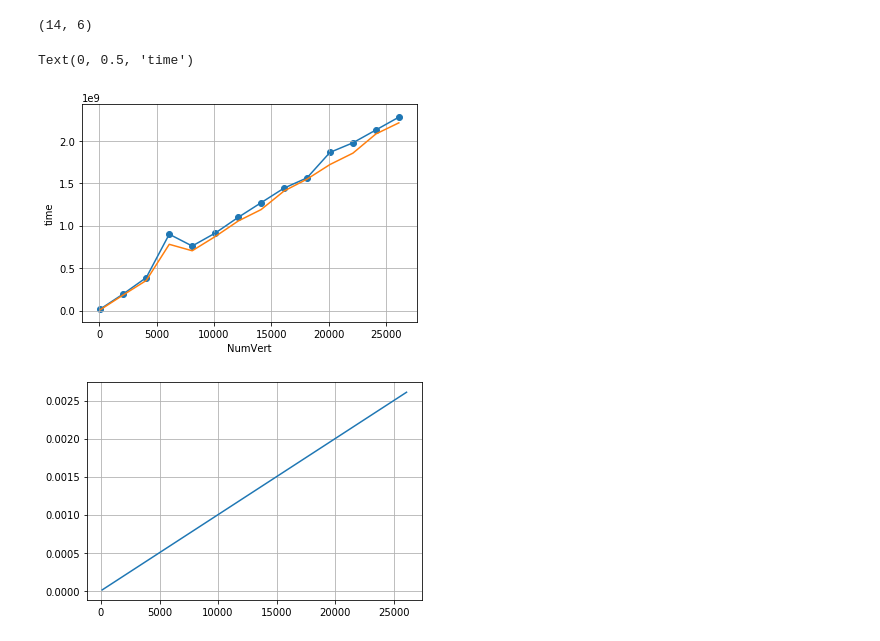
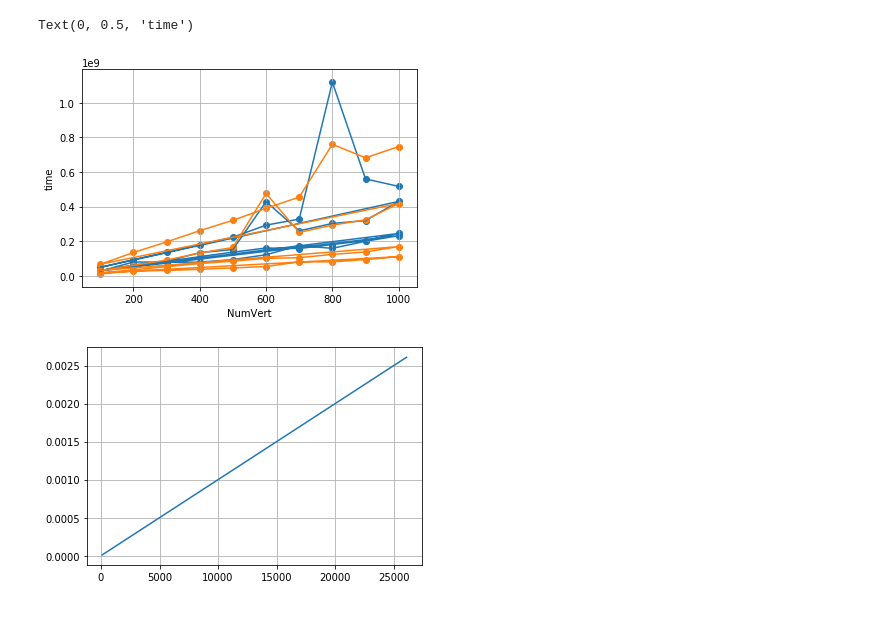
Before and after one commit to kislN/graph_lab_1, a Jupyter notebook: cmake-build-debug/report.ipynb, the cells around one changed output. Cells and saved outputs as stored; diff of their text form; code cells hidden in the pictures.

```diff
--- a/cmake-build-debug/report.ipynb
+++ b/cmake-build-debug/report.ipynb
@@ -5,5 +26,5 @@ import pandas as pd
 # %%
-data = pd.read_csv('Out.csv')
+data = pd.read_csv('Out_32b.csv')
 print(data.shape)
 data
 # %% [output]
@@ -16,19 +49,16 @@ data
 # %%
-data = pd.read_csv('Out.csv')
-print(data.shape)
-data
-rad, = plt.plot(data['NumVert'], data['DFS'], label='DFS')
-sor, = plt.plot(data['NumVert'], data['Rand'], label='RAND')
+plt.plot(data['NumVert'], data['DFS'], label='DFS')
+plt.plot(data['NumVert'], data['Rand'], label='RAND')
 plt.grid()
 plt.scatter(data['NumVert'], data['DFS'])
+plt.scatter(data['NumVert'], data['Rand'])
 # plt.ylim(0, 1)
 plt.xlabel('NumVert')
 plt.ylabel('time')
 # plt.legend(handles=[dfs, rand])
 # %% [output]
-(14, 6)
+Text(0, 0.5, 'time')
-Text(0, 0.5, 'time')
-[figure, old version]
+[figure, new version]
 # %%
 plt.plot(data['NumVert'], 0.0000001 * data['NumVert'])
 plt.grid()
```
Also changed, not shown: parts of 8 cells of this notebook, 5 other files.
